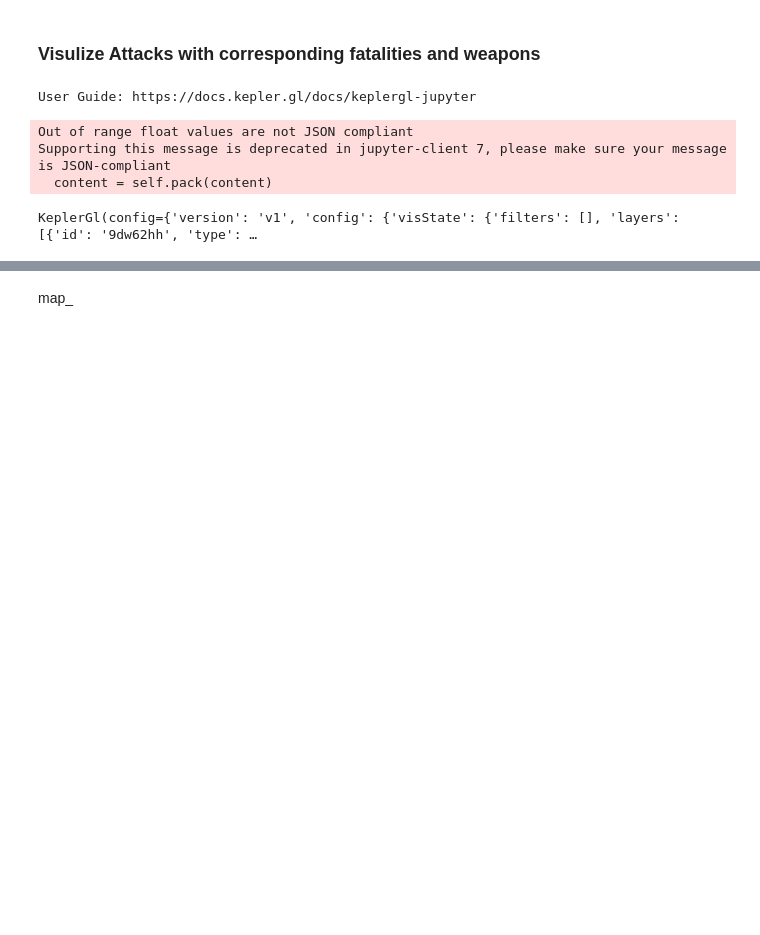
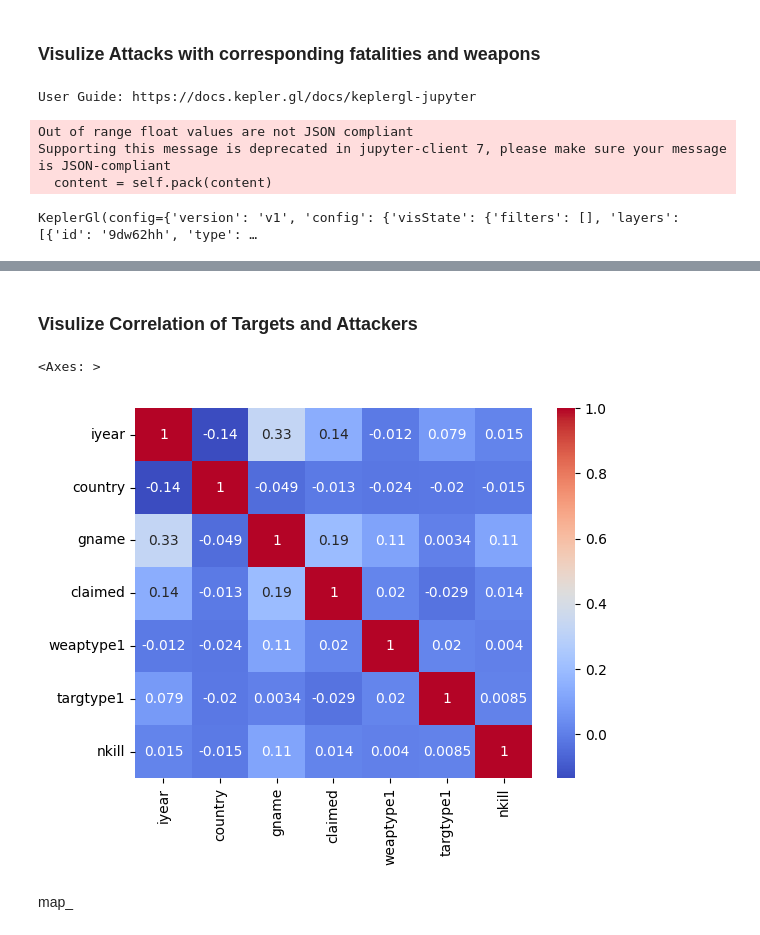
Before and after one commit to DataScience-DHBWKA/Data4Peace, a Jupyter notebook: Data4Peace.ipynb, the cells around one changed output, grey strips where cells are left out. Cells and saved outputs as stored; diff of their text form; code cells hidden in the pictures; blank space fills up the shorter version.

Commit message:
add correlation table

```diff
--- a/Data4Peace.ipynb
+++ b/Data4Peace.ipynb
@@ -56,2 +62,13 @@ KeplerGl(config={'version': 'v1', 'config': {'visState': {'filters': [], 'layers
+# %% [markdown]
+### Visulize Correlation of Targets and Attackers
+# %%
+import seaborn as sns
+
+df_correlation = df.loc[:, ["iyear", "country", "gname", "claimed", "weaptype1", "targtype1", "nkill"]]
+
+sns.heatmap(df_correlation.corr(), cmap='coolwarm', annot=True)
+# %% [output]
+<Axes: >
+[figure, added]
 # %% [markdown]
 map_
```
Also changed, not shown: parts of 6 cells of this notebook, 2 other files.
